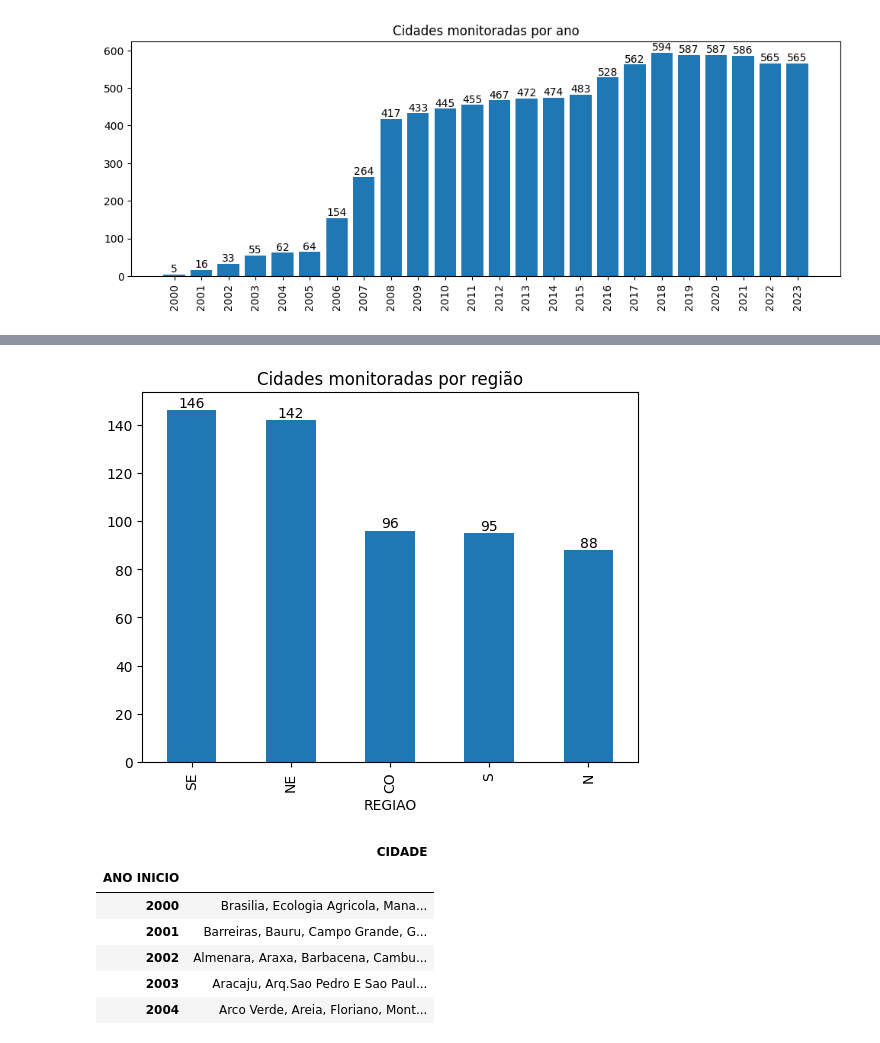
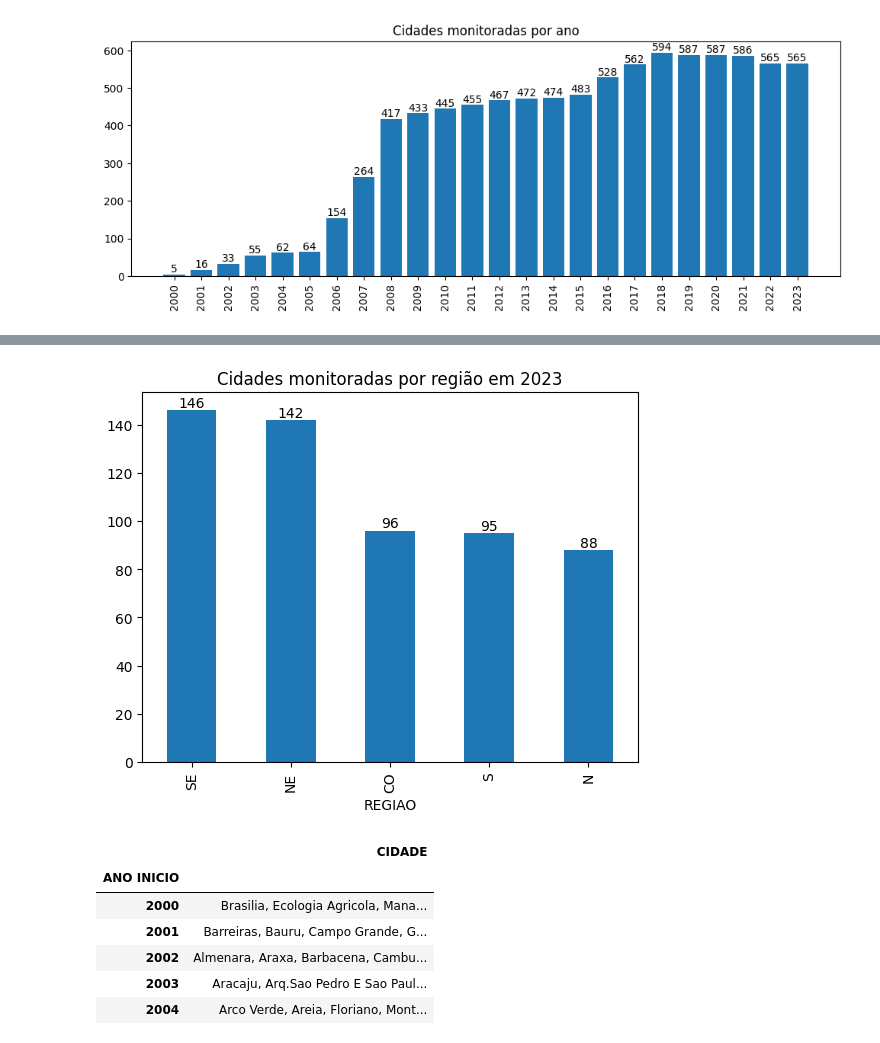
Before and after one commit to nfmmendes/INMET-data-play, a Jupyter notebook: Dados Metereológicos do INMET.ipynb, the cells around one changed output, grey strips where cells are left out. Saved outputs shown, nothing was run; the diff lists cells and outputs as text; code cells hidden in the pictures.

```diff
--- a/Dados Metereológicos do INMET.ipynb
+++ b/Dados Metereológicos do INMET.ipynb
@@ -175,11 +183,11 @@ ax.bar_label(ax.containers[-1]);
 # %%
 ax = df_files[df_files["ANO"] == "2023"][["REGIAO", "ARQUIVO"]]\
                 .groupby(by="REGIAO").count().sort_values(by="ARQUIVO", ascending=False)\
-                .plot(kind="bar", title="Cidades monitoradas por região")
+                .plot(kind="bar", title="Cidades monitoradas por região em 2023")
 ax.bar_label(ax.containers[0]);
 ax.legend().remove();
 # %% [output]
-[figure, old version]
+[figure, new version]
 # %%
 # EXTRAI O ANO INICIAL E FINAL DE MONITORAMENTO EM CADA CIDADE (last, first) E DEPOIS AGRUPA POR ANO DE INICIO
 # A PENÚLTIMA LINHA É INSERIDA PARA EXPANDIR A TABELA
```
Also changed, not shown: parts of 2 cells of this notebook.
